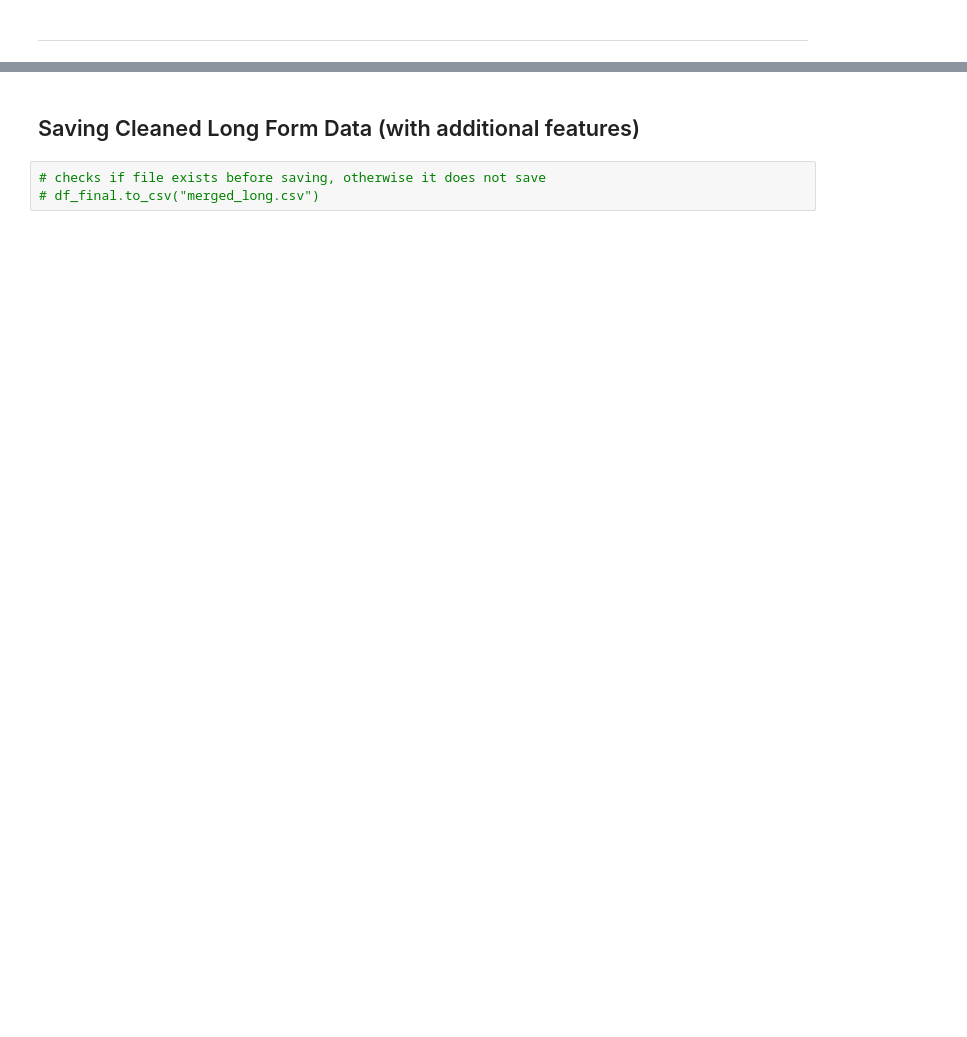
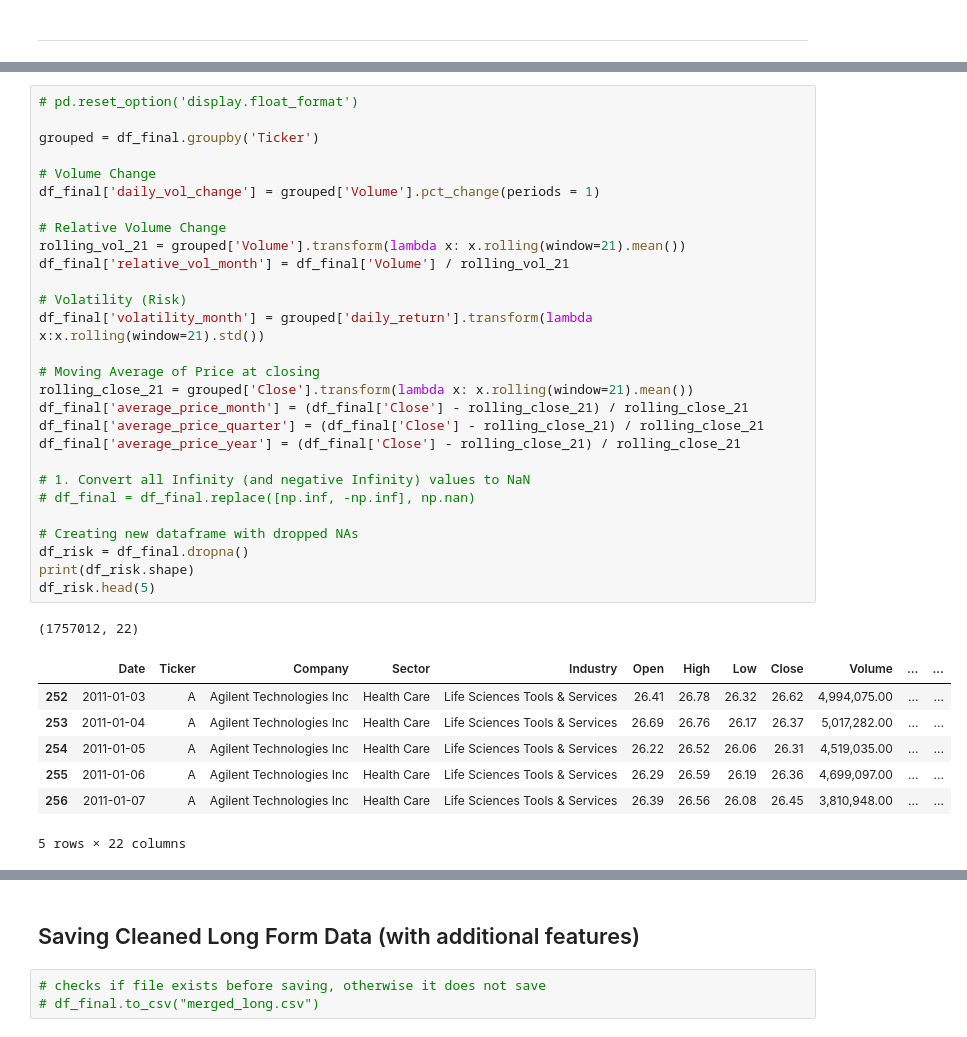
Before and after one commit to jplaceres/S-and-P-500-Stock-Price-Predictor, a Jupyter notebook: SP500_EDA.ipynb, the cells around one changed output, grey strips where cells are left out. Cells and saved outputs as stored; diff of their text form; blank space fills up the shorter version.

```diff
--- a/SP500_EDA.ipynb
+++ b/SP500_EDA.ipynb
@@ -525,0 +802,37 @@ Coefficients: [-0.02318347 -0.0067875   0.00110938 -0.00293579  0.00031084]
+# %%
+# pd.reset_option('display.float_format')
+
+grouped = df_final.groupby('Ticker')
+
+# Volume Change
+df_final['daily_vol_change'] = grouped['Volume'].pct_change(periods = 1)
+
+# Relative Volume Change
+rolling_vol_21 = grouped['Volume'].transform(lambda x: x.rolling(window=21).mean())
+df_final['relative_vol_month'] = df_final['Volume'] / rolling_vol_21
+
+# Volatility (Risk)
+df_final['volatility_month'] = grouped['daily_return'].transform(lambda x:x.rolling(window=21).std())
+
+# Moving Average of Price at closing
+rolling_close_21 = grouped['Close'].transform(lambda x: x.rolling(window=21).mean())
+df_final['average_price_month'] = (df_final['Close'] - rolling_close_21) / rolling_close_21
+df_final['average_price_quarter'] = (df_final['Close'] - rolling_close_21) / rolling_close_21
+df_final['average_price_year'] = (df_final['Close'] - rolling_close_21) / rolling_close_21
+
+# 1. Convert all Infinity (and negative Infinity) values to NaN
+# df_final = df_final.replace([np.inf, -np.inf], np.nan)
+
+# Creating new dataframe with dropped NAs
+df_risk = df_final.dropna()
+print(df_risk.shape)
+df_risk.head(5)
+# %% [output]
+(1757012, 22)
+|  | Date | Ticker | Company | Sector | Industry | Open | High | Low | Close | Volume | ... | ... |
+| 252 | 2011-01-03 | A | Agilent Technologies Inc | Health Care | Life Sciences Tools & Services | 26.41 | 26.78 | 26.32 | 26.62 | 4,994,075.00 | ... | ... |
+| 253 | 2011-01-04 | A | Agilent Technologies Inc | Health Care | Life Sciences Tools & Services | 26.69 | 26.76 | 26.17 | 26.37 | 5,017,282.00 | ... | ... |
+| 254 | 2011-01-05 | A | Agilent Technologies Inc | Health Care | Life Sciences Tools & Services | 26.22 | 26.52 | 26.06 | 26.31 | 4,519,035.00 | ... | ... |
+| 255 | 2011-01-06 | A | Agilent Technologies Inc | Health Care | Life Sciences Tools & Services | 26.29 | 26.59 | 26.19 | 26.36 | 4,699,097.00 | ... | ... |
+| 256 | 2011-01-07 | A | Agilent Technologies Inc | Health Care | Life Sciences Tools & Services | 26.39 | 26.56 | 26.08 | 26.45 | 3,810,948.00 | ... | ... |
+5 rows × 22 columns
```
Also changed, not shown: parts of 29 cells of this notebook.
